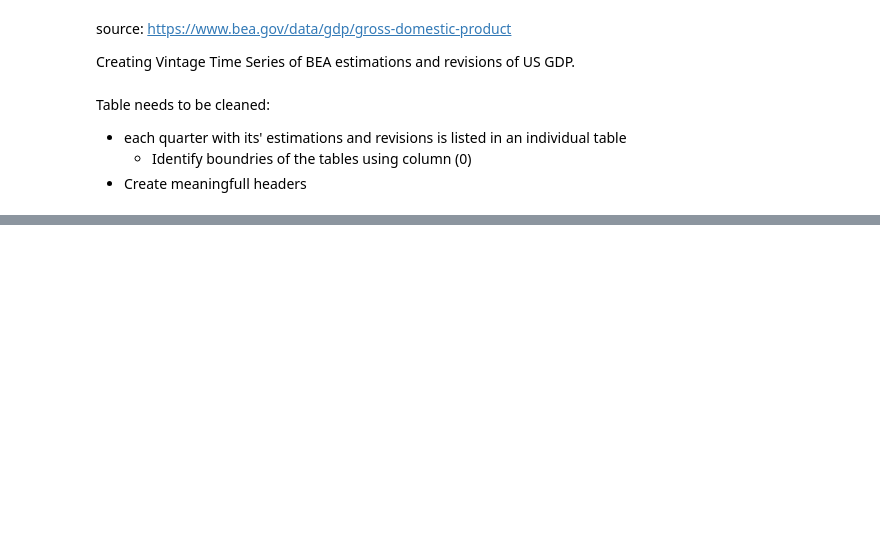
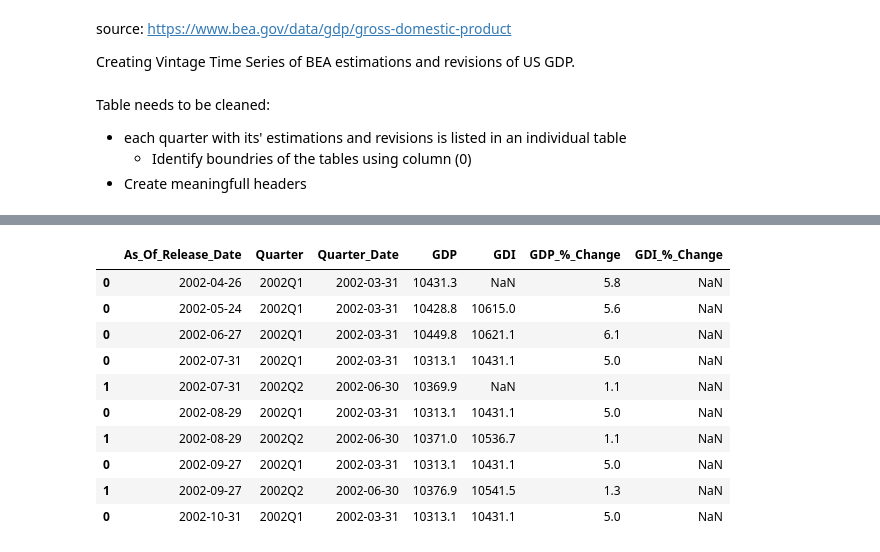
Before and after one commit to alexanderbmatthies/BureauEconomicAnalysisVintageGDP, a Jupyter notebook: Notebook.ipynb, the cells around one changed output, grey strips where cells are left out. Saved outputs shown, nothing was run; the diff lists cells and outputs as text; code cells hidden in the pictures; blank space fills up the shorter version.

Commit message:
Clean Data, Create Dictionary and Panel DF

```diff
--- a/Notebook.ipynb
+++ b/Notebook.ipynb
@@ -32,0 +191,3 @@ def quarter_table(x):
+# %%
+# The time series are transfered as data frames into a dictionary
+vint = build_vintage_timeseries(df)
@@ -32,0 +202,20 @@ def quarter_table(x):
+# %%
+# Alternatively transfer of the time series into single data frame
+panel = (
+    pd.concat(vint, names=["As_Of_Release_Date"])
+      .reset_index(level=0)
+)
+# %%
+panel.head(10)
+# %% [output]
+|  | As_Of_Release_Date | Quarter | Quarter_Date | GDP | GDI | GDP_%_Change | GDI_%_Change |
+| 0 | 2002-04-26 | 2002Q1 | 2002-03-31 | 10431.3 | NaN | 5.8 | NaN |
+| 0 | 2002-05-24 | 2002Q1 | 2002-03-31 | 10428.8 | 10615.0 | 5.6 | NaN |
+| 0 | 2002-06-27 | 2002Q1 | 2002-03-31 | 10449.8 | 10621.1 | 6.1 | NaN |
+| 0 | 2002-07-31 | 2002Q1 | 2002-03-31 | 10313.1 | 10431.1 | 5.0 | NaN |
+| 1 | 2002-07-31 | 2002Q2 | 2002-06-30 | 10369.9 | NaN | 1.1 | NaN |
+| 0 | 2002-08-29 | 2002Q1 | 2002-03-31 | 10313.1 | 10431.1 | 5.0 | NaN |
+| 1 | 2002-08-29 | 2002Q2 | 2002-06-30 | 10371.0 | 10536.7 | 1.1 | NaN |
+| 0 | 2002-09-27 | 2002Q1 | 2002-03-31 | 10313.1 | 10431.1 | 5.0 | NaN |
+| 1 | 2002-09-27 | 2002Q2 | 2002-06-30 | 10376.9 | 10541.5 | 1.3 | NaN |
+| 0 | 2002-10-31 | 2002Q1 | 2002-03-31 | 10313.1 | 10431.1 | 5.0 | NaN |
```
Also changed, not shown: parts of 22 cells of this notebook, 2 other files.
